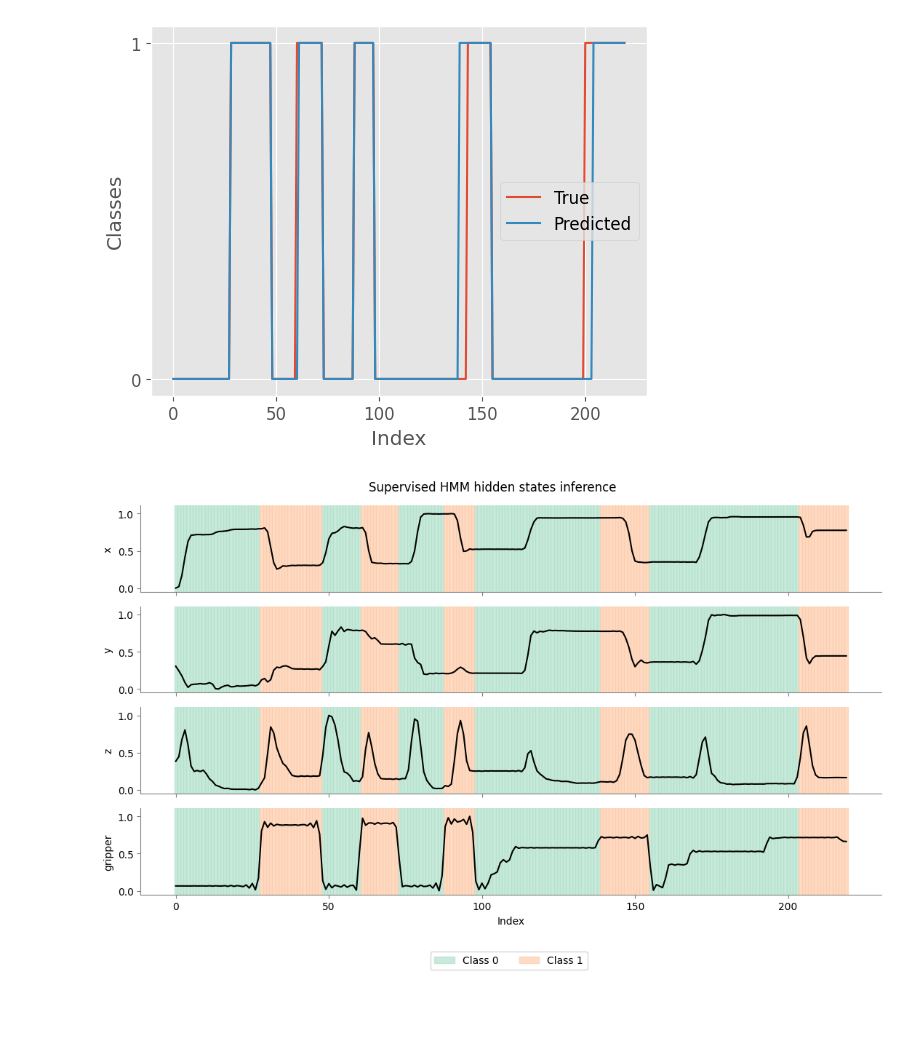
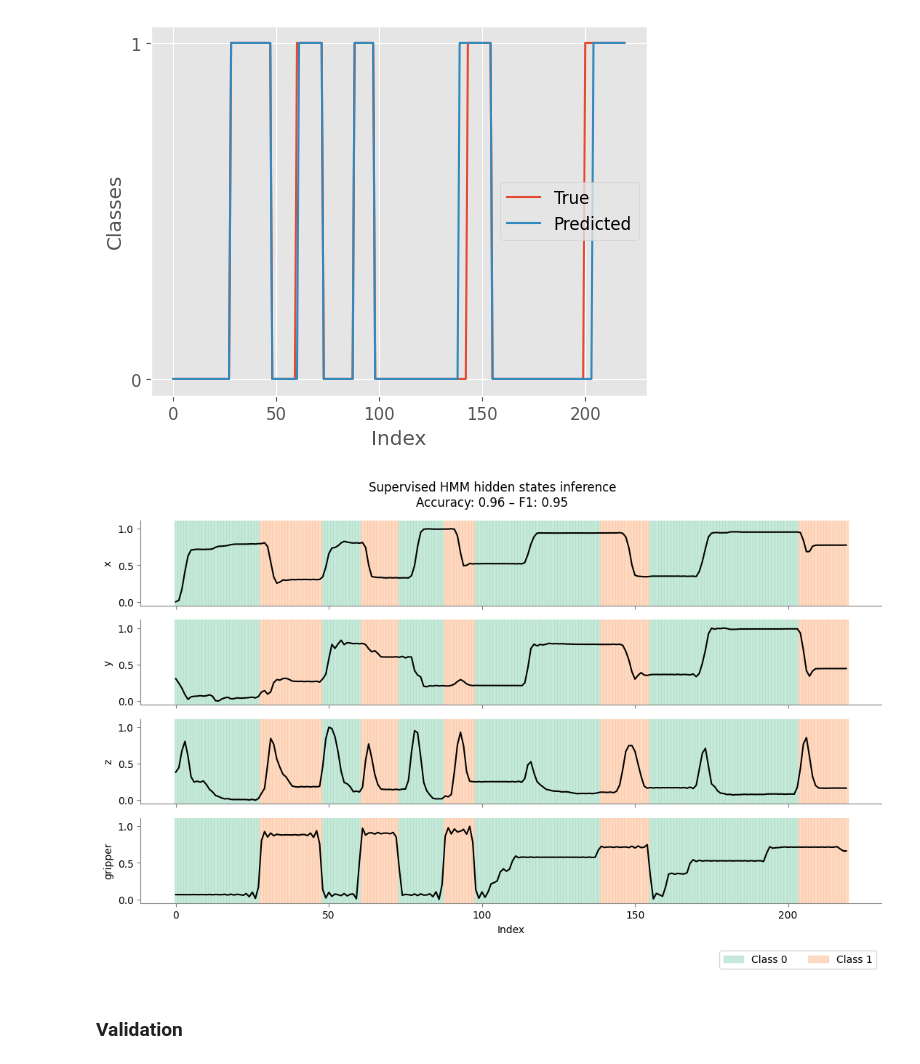
Before and after one commit to AlexanderHIth/temporaryforLSTMTesting, a Jupyter notebook: supervised-HMM-segmentation.ipynb, the cells around one changed output. Drawn from its saved outputs; the diff is of its cells as text; code cells hidden in the pictures; blank space fills up the shorter version.

Commit message:
feat: validation
- check HMM on test data
- F1 metric for classification

```diff
--- a/supervised-HMM-segmentation.ipynb
+++ b/supervised-HMM-segmentation.ipynb
@@ -34,7 +37,7 @@ from pyro.infer.mcmc import MCMC, NUTS
 # %% [markdown]
 ## Data files
 # %%
-data_path_root = Path("../../table-task-ur5e")
+data_path_root = Path("../table-task-ur5e")
 data_path_root.exists()
 # %% [output]
 True
@@ -528,7 +535,9 @@ np.any(np.isinf(X_down_scaled)), np.any(np.isnan(X_down_scaled))
 # %% [output]
 (np.False_, np.False_)
 # %%
-y_down = np.round(signal.decimate(x=y_filtered, q=downsampling_factor, axis=0)).astype(int)
+y_down = np.round(signal.decimate(x=y_filtered, q=downsampling_factor, axis=0)).astype(
+    int
+)
 y_down
 # %% [output]
 array([0, 0, 0, 0, 0, 0, 0, 0, 0, 0, 0, 0, 0, 0, 0, 0, 0, 0, 0, 0, 0, 0,
@@ -662,9 +800,13 @@ def supervised_hmm_continuous(classes, observations):
 # %%
-nuts_kernel = NUTS(
-    supervised_hmm_continuous, jit_compile=True, ignore_jit_warnings=True
-)
-mcmc = MCMC(nuts_kernel, num_samples=100, warmup_steps=50)
-mcmc.run(classes=supervised_classes, observations=supervised_observations)
+# nuts_kernel = NUTS(
+#     supervised_gmm_hmm, jit_compile=True, ignore_jit_warnings=True
+# )
+# mcmc = MCMC(nuts_kernel, num_samples=100, warmup_steps=50)
+# mcmc.run(
+#     classes=supervised_classes,
+#     observations=supervised_observations,
+#     num_mixture_components=5,
+# )
 # %%
 mcmc.summary()
 # %% [output]
@@ -812,7 +954,11 @@ with plt.style.context("ggplot_perso.mplstyle"):
     ax.set_ylabel("Classes")
     ax.set_xlabel("Index")
     ax.yaxis.set_major_locator(mpl.ticker.FixedLocator(supervised_classes.unique()))
-    ax.yaxis.set_major_formatter(mpl.ticker.FixedFormatter([str(elem.item()) for elem in supervised_classes.unique()]))
+    ax.yaxis.set_major_formatter(
+        mpl.ticker.FixedFormatter(
+            [str(elem.item()) for elem in supervised_classes.unique()]
+        )
+    )
     plt.show()
 # %% [output]
 [figure]
@@ -827,9 +973,9 @@ for idx, ax in enumerate(axes):
     ax.plot(supervised_observations[:, idx], "k")  # , color=cmap[0])
     ax.set_ylabel(labels[idx])
     ax.spines[["right", "top"]].set_visible(False)
-    ax.tick_params(color='gray')
+    ax.tick_params(color="gray")
     for spine in ax.spines.values():
-        spine.set_edgecolor('gray')
+        spine.set_edgecolor("gray")
 
     # fill_min = np.min([traj.x.min(), traj.y.min(), traj.z.min(), traj.gripper.min()])
     # fill_max = np.max([traj.x.max(), traj.y.max(), traj.z.max(), traj.gripper.max()])
@@ -848,33 +994,42 @@ for idx, ax in enumerate(axes):
     y_height = y_high - y_low
     for jdx, class_id in enumerate(supervised_classes.unique()):
         xs = ts[predicted_states == class_id]
         for zdx, xi in enumerate(xs):
             if zdx == 0:
                 ax.fill_between(
                     # [x - 1, x],
                     [xi - 0.5, xi + 0.5],
                     [y_mid - y_height] * 2,
                     [y_mid + y_height] * 2,
                     alpha=0.7,
                     color=cmap[jdx],
                     label=f"Class {class_id}",
                 )
             else:
                 ax.fill_between(
                     # [x - 1, x],
                     [xi - 0.5, xi + 0.5],
                     [y_mid - y_height] * 2,
                     [y_mid + y_height] * 2,
                     alpha=0.7,
                     color=cmap[jdx],
                 )
     ax.set_ylim(bottom=y_low * 1.01, top=y_height * 1.01)
 axes[-1].set_xlabel("Index")
 # axes[0].legend(bbox_to_anchor=(1.0, 1.02))
-axes[-1].legend(bbox_to_anchor=(0.61, -0.6), ncol=len(supervised_classes.unique()))
-fig.suptitle("Supervised HMM hidden states inference")
+# if what_segments == "LowerLevel":
+#     bbox_to_anchor = (0.61, -0.6)
+# elif what_segments == "HigherLevel":
+#     bbox_to_anchor = (0.8, -0.6)
+#     bbox_to_anchor = (1, -0.5)
+axes[-1].legend(bbox_to_anchor=(1, -0.5), ncol=len(supervised_classes.unique()))
+fig.suptitle(
+    f"Supervised HMM hidden states inference\nAccuracy: {accu:3.2f} – F1: {f1:3.2f}"
+)
 # fig.autofmt_xdate()
 fig.tight_layout()
 plt.show()
 # %% [output]
-[figure, old version]
+[figure, new version]
+# %% [markdown]
+### Validation
```
Also changed, not shown: parts of 16 cells of this notebook, 2 other files.
